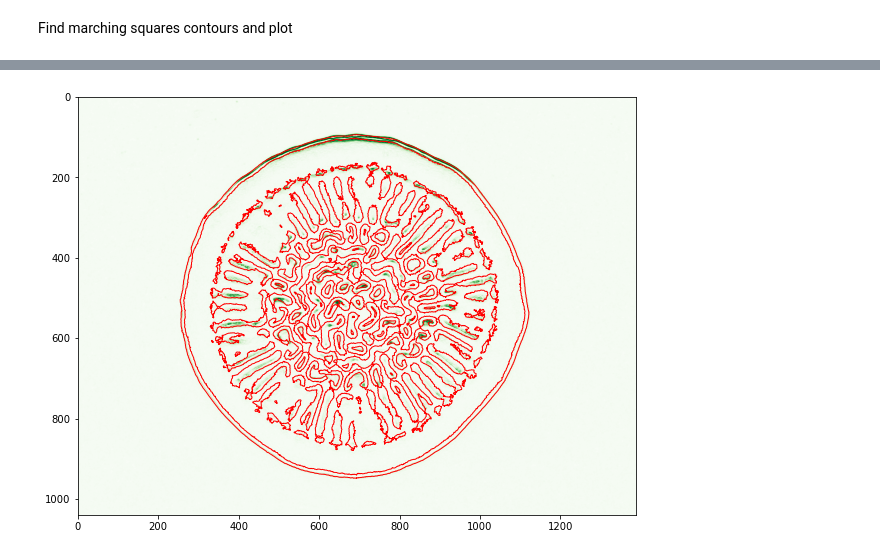
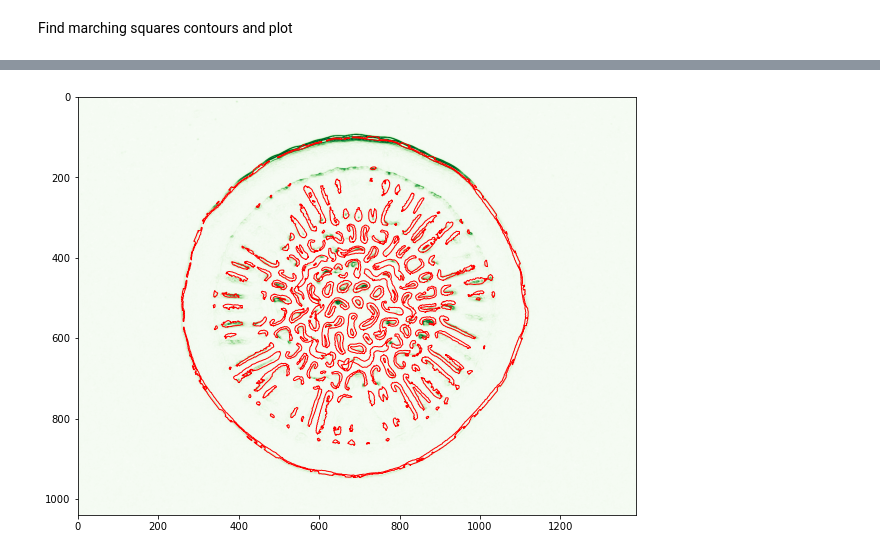
Before and after one commit to RadhikaGupta88/Biofilms, a Jupyter notebook: notebooks/9-marching_squares_contours.ipynb, the cells around one changed output, grey strips where cells are left out. Saved outputs shown, nothing was run; the diff lists cells and outputs as text; code cells hidden in the pictures.

Commit message:
adjustments: for purpose of producing figures

```diff
--- a/notebooks/9-marching_squares_contours.ipynb
+++ b/notebooks/9-marching_squares_contours.ipynb
@@ -27,5 +36,5 @@ Find marching squares contours and plot
 # %%
-contours = marching_squares_contours(img_b, 50, 20)
+contours = marching_squares_contours(img_b, 100, 20)
 grey_image = plot_contours(contours, img_n)
 # %% [output]
-[figure, old version]
+[figure, new version]
```
Also changed, not shown: parts of 5 cells of this notebook, 4 other files.
